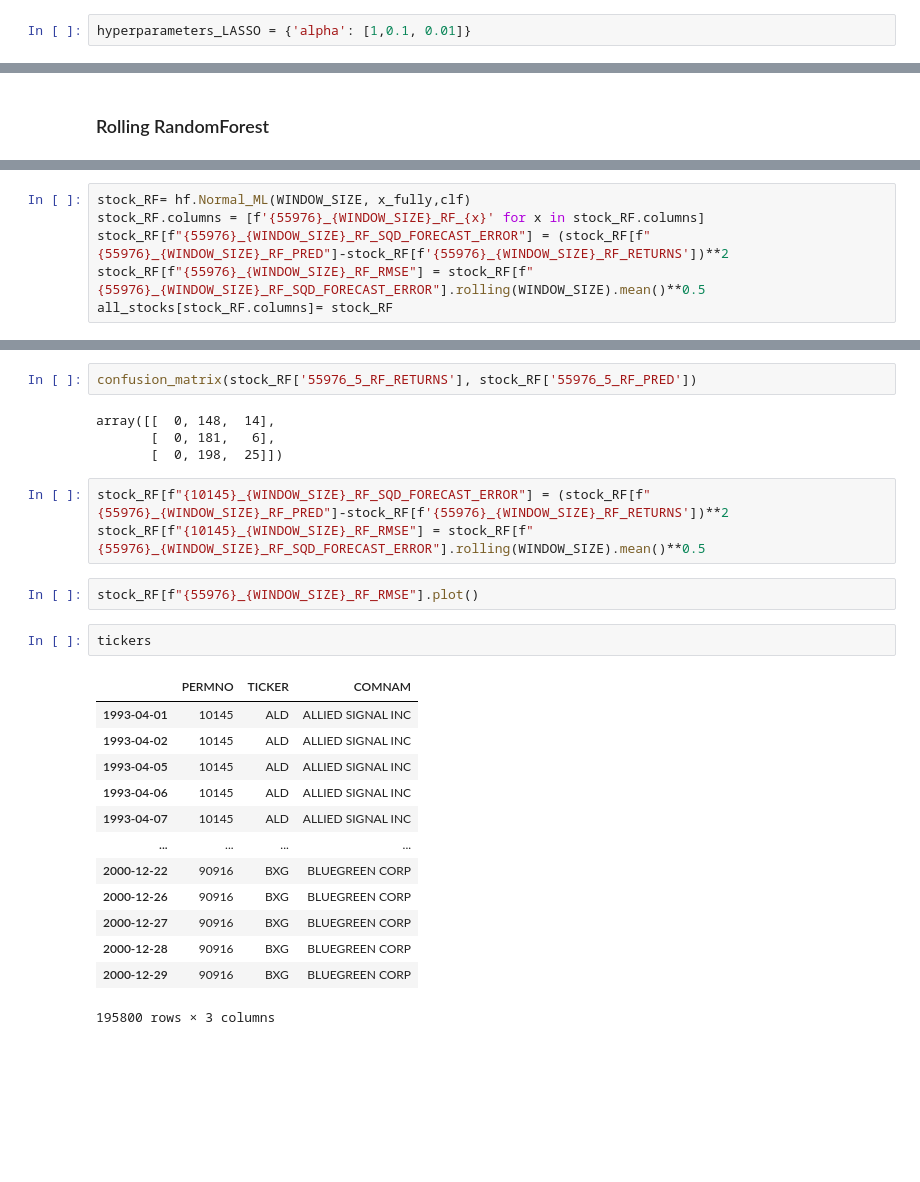
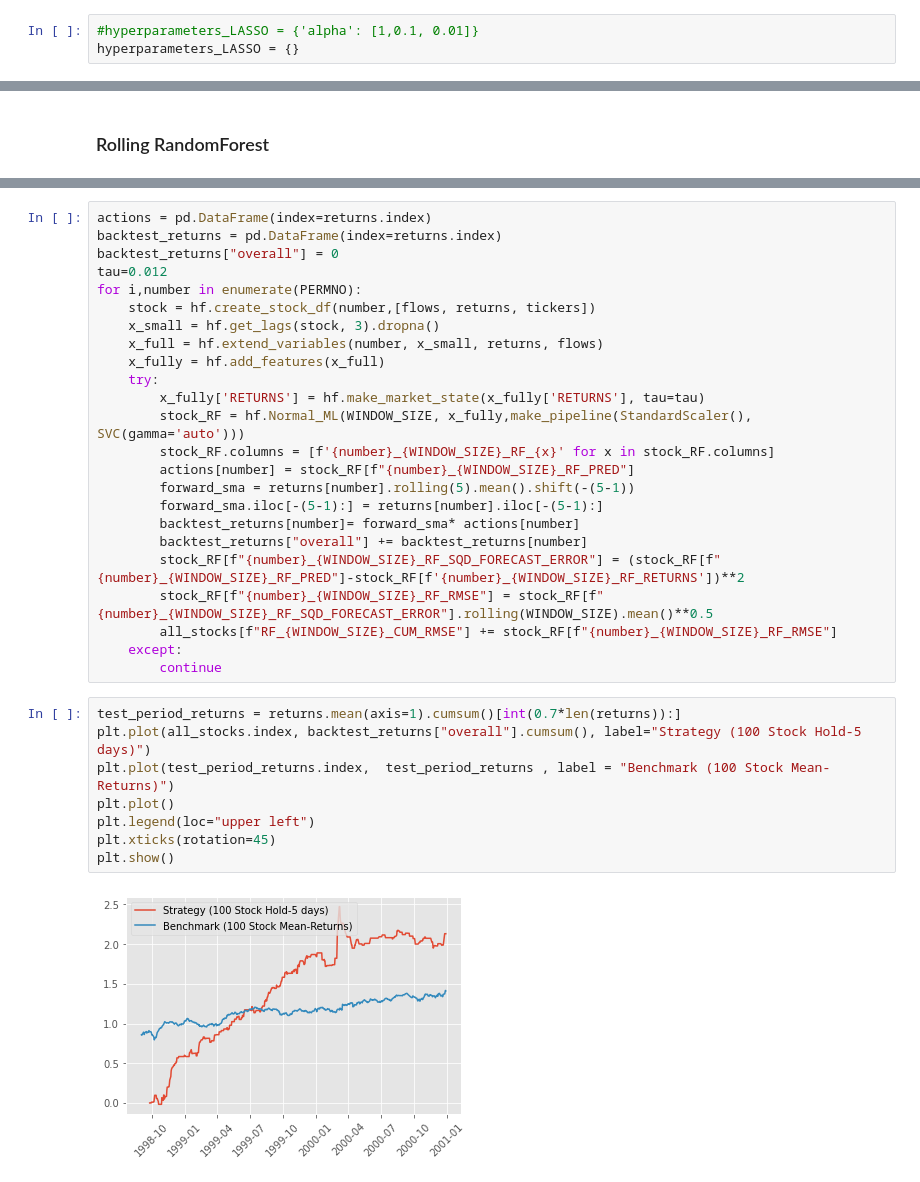
Before and after one commit to Parhamallboje/BigDatainFinance1, a Jupyter notebook: BigData1.ipynb, the cells around one changed output, grey strips where cells are left out. Saved outputs shown, nothing was run; the diff lists cells and outputs as text; blank space fills up the shorter version.

```diff
--- a/BigData1.ipynb
+++ b/BigData1.ipynb
@@ -104,7 +124,8 @@ plt.show()
 # %% [markdown]
 ### Rolling LASSO
 # %%
-hyperparameters_LASSO = {'alpha': [1,0.1, 0.01]}
+#hyperparameters_LASSO = {'alpha': [1,0.1, 0.01]}
+hyperparameters_LASSO = {}
 # %%
 all_stocks[f"LASSO_{WINDOW_SIZE}_CUM_RMSE"] = 0
 start = time.time()
@@ -177,6 +212,0 @@ x_fully['RETURNS'] = hf.make_market_state(x_fully['RETURNS'], tau=0.005)
-# %%
-stock_RF= hf.Normal_ML(WINDOW_SIZE, x_fully,clf)
-stock_RF.columns = [f'{55976}_{WINDOW_SIZE}_RF_{x}' for x in stock_RF.columns]
-stock_RF[f"{55976}_{WINDOW_SIZE}_RF_SQD_FORECAST_ERROR"] = (stock_RF[f"{55976}_{WINDOW_SIZE}_RF_PRED"]-stock_RF[f'{55976}_{WINDOW_SIZE}_RF_RETURNS'])**2
-stock_RF[f"{55976}_{WINDOW_SIZE}_RF_RMSE"] = stock_RF[f"{55976}_{WINDOW_SIZE}_RF_SQD_FORECAST_ERROR"].rolling(WINDOW_SIZE).mean()**0.5
-all_stocks[stock_RF.columns]= stock_RF
@@ -198,27 +213,34 @@ from sklearn.metrics import confusion_matrix
-# %%
-confusion_matrix(stock_RF['55976_5_RF_RETURNS'], stock_RF['55976_5_RF_PRED'])
-# %% [output]
-array([[  0, 148,  14],
-       [  0, 181,   6],
-       [  0, 198,  25]])
-# %%
-stock_RF[f"{10145}_{WINDOW_SIZE}_RF_SQD_FORECAST_ERROR"] = (stock_RF[f"{55976}_{WINDOW_SIZE}_RF_PRED"]-stock_RF[f'{55976}_{WINDOW_SIZE}_RF_RETURNS'])**2
-stock_RF[f"{10145}_{WINDOW_SIZE}_RF_RMSE"] = stock_RF[f"{55976}_{WINDOW_SIZE}_RF_SQD_FORECAST_ERROR"].rolling(WINDOW_SIZE).mean()**0.5
-# %%
-stock_RF[f"{55976}_{WINDOW_SIZE}_RF_RMSE"].plot()
-# %%
-tickers
-# %% [output]
-|  | PERMNO | TICKER | COMNAM |
-| 1993-04-01 | 10145 | ALD | ALLIED SIGNAL INC |
-| 1993-04-02 | 10145 | ALD | ALLIED SIGNAL INC |
-| 1993-04-05 | 10145 | ALD | ALLIED SIGNAL INC |
-| 1993-04-06 | 10145 | ALD | ALLIED SIGNAL INC |
-| 1993-04-07 | 10145 | ALD | ALLIED SIGNAL INC |
-| ... | ... | ... | ... |
-| 2000-12-22 | 90916 | BXG | BLUEGREEN CORP |
-| 2000-12-26 | 90916 | BXG | BLUEGREEN CORP |
-| 2000-12-27 | 90916 | BXG | BLUEGREEN CORP |
-| 2000-12-28 | 90916 | BXG | BLUEGREEN CORP |
-| 2000-12-29 | 90916 | BXG | BLUEGREEN CORP |
-195800 rows × 3 columns
+# %%
+actions = pd.DataFrame(index=returns.index)
+backtest_returns = pd.DataFrame(index=returns.index)
+backtest_returns["overall"] = 0
+tau=0.012
+for i,number in enumerate(PERMNO):
+    stock = hf.create_stock_df(number,[flows, returns, tickers])
+    x_small = hf.get_lags(stock, 3).dropna()
+    x_full = hf.extend_variables(number, x_small, returns, flows)
+    x_fully = hf.add_features(x_full)
+    try:
+        x_fully['RETURNS'] = hf.make_market_state(x_fully['RETURNS'], tau=tau)
+        stock_RF = hf.Normal_ML(WINDOW_SIZE, x_fully,make_pipeline(StandardScaler(), SVC(gamma='auto')))
+        stock_RF.columns = [f'{number}_{WINDOW_SIZE}_RF_{x}' for x in stock_RF.columns]
+        actions[number] = stock_RF[f"{number}_{WINDOW_SIZE}_RF_PRED"]
+        forward_sma = returns[number].rolling(5).mean().shift(-(5-1))
+        forward_sma.iloc[-(5-1):] = returns[number].iloc[-(5-1):]
+        backtest_returns[number]= forward_sma* actions[number]
+        backtest_returns["overall"] += backtest_returns[number]
+        stock_RF[f"{number}_{WINDOW_SIZE}_RF_SQD_FORECAST_ERROR"] = (stock_RF[f"{number}_{WINDOW_SIZE}_RF_PRED"]-stock_RF[f'{number}_{WINDOW_SIZE}_RF_RETURNS'])**2
+        stock_RF[f"{number}_{WINDOW_SIZE}_RF_RMSE"] = stock_RF[f"{number}_{WINDOW_SIZE}_RF_SQD_FORECAST_ERROR"].rolling(WINDOW_SIZE).mean()**0.5
+        all_stocks[f"RF_{WINDOW_SIZE}_CUM_RMSE"] += stock_RF[f"{number}_{WINDOW_SIZE}_RF_RMSE"]
+    except:
+        continue
+# %%
+test_period_returns = returns.mean(axis=1).cumsum()[int(0.7*len(returns)):]
+plt.plot(all_stocks.index, backtest_returns["overall"].cumsum(), label="Strategy (100 Stock Hold-5 days)")
+plt.plot(test_period_returns.index,  test_period_returns , label = "Benchmark (100 Stock Mean-Returns)")
+plt.plot()
+plt.legend(loc="upper left")
+plt.xticks(rotation=45)
+plt.show()
+# %% [output]
+[figure, added]
```
Also changed, not shown: parts of 21 cells of this notebook, 6 other files.
